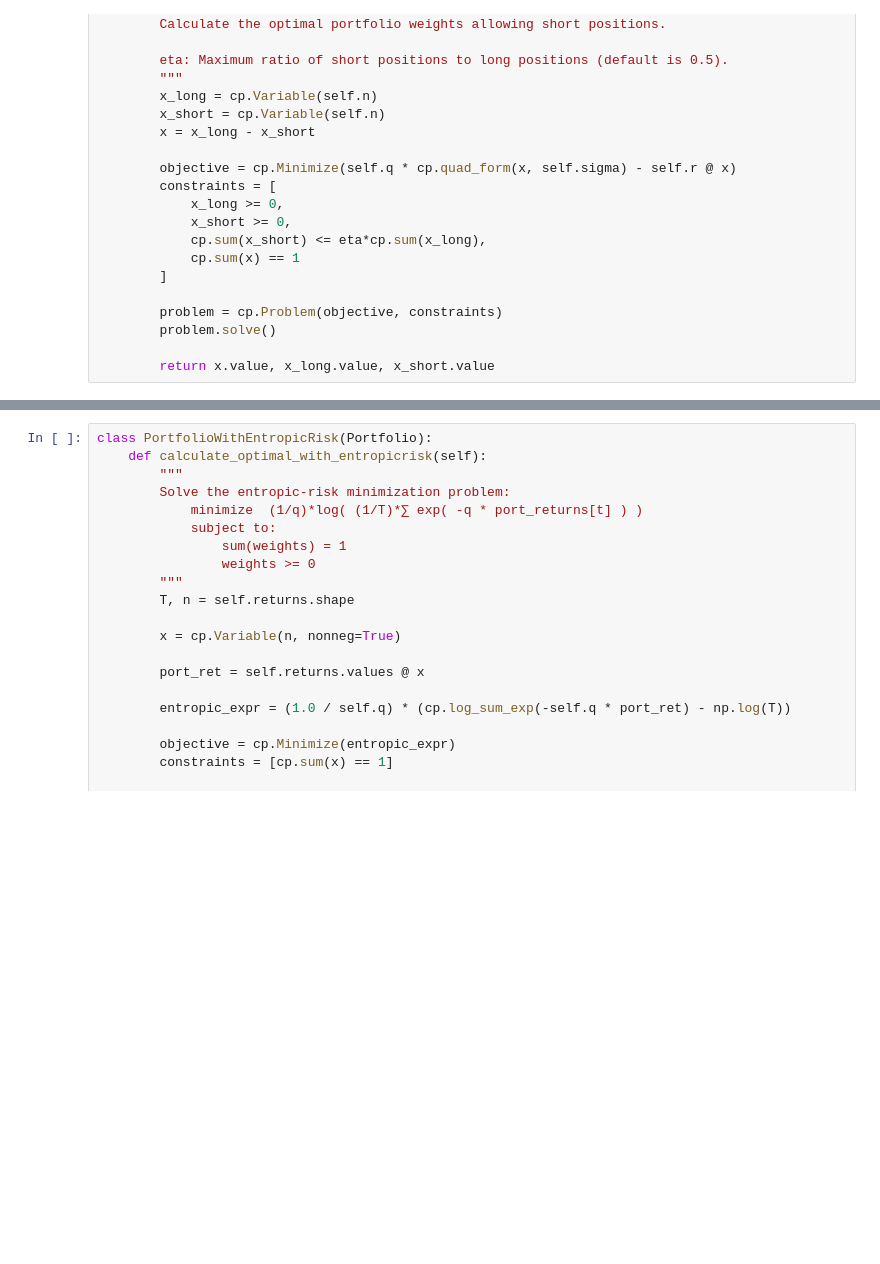
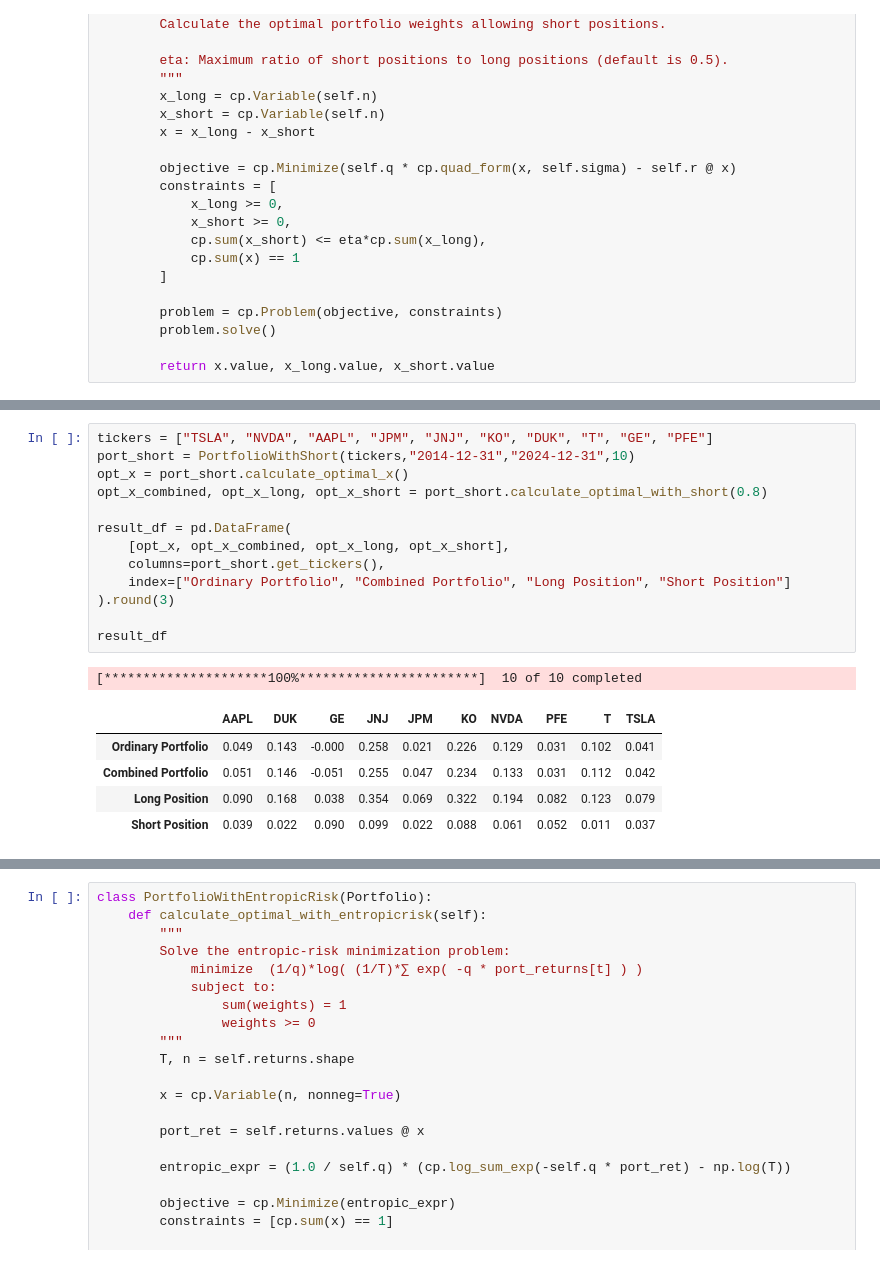
Before and after one commit to jchhong/math441-convex-opt, a Jupyter notebook: main.ipynb, the cells around one changed output, grey strips where cells are left out. Saved outputs shown, nothing was run; the diff lists cells and outputs as text; blank space fills up the shorter version.

```diff
--- a/main.ipynb
+++ b/main.ipynb
@@ -242,4 +284,24 @@ result_df
 | Combined Portfolio | 0.051 | 0.146 | -0.051 | 0.255 | 0.047 | 0.234 | 0.133 | 0.031 | 0.112 | 0.042 |
 | Long Position | 0.088 | 0.163 | 0.033 | 0.342 | 0.067 | 0.301 | 0.188 | 0.070 | 0.130 | 0.077 |
 | Short Position | 0.037 | 0.017 | 0.084 | 0.087 | 0.019 | 0.067 | 0.055 | 0.039 | 0.019 | 0.035 |
+# %%
+tickers = ["TSLA", "NVDA", "AAPL", "JPM", "JNJ", "KO", "DUK", "T", "GE", "PFE"]
+port_short = PortfolioWithShort(tickers,"2014-12-31","2024-12-31",10)
+opt_x = port_short.calculate_optimal_x()
+opt_x_combined, opt_x_long, opt_x_short = port_short.calculate_optimal_with_short(0.8)
+
+result_df = pd.DataFrame(
+    [opt_x, opt_x_combined, opt_x_long, opt_x_short],
+    columns=port_short.get_tickers(),
+    index=["Ordinary Portfolio", "Combined Portfolio", "Long Position", "Short Position"]
+).round(3)
+
+result_df
+# %% [output]
+[*********************100%***********************]  10 of 10 completed
+|  | AAPL | DUK | GE | JNJ | JPM | KO | NVDA | PFE | T | TSLA |
+| Ordinary Portfolio | 0.049 | 0.143 | -0.000 | 0.258 | 0.021 | 0.226 | 0.129 | 0.031 | 0.102 | 0.041 |
+| Combined Portfolio | 0.051 | 0.146 | -0.051 | 0.255 | 0.047 | 0.234 | 0.133 | 0.031 | 0.112 | 0.042 |
+| Long Position | 0.090 | 0.168 | 0.038 | 0.354 | 0.069 | 0.322 | 0.194 | 0.082 | 0.123 | 0.079 |
+| Short Position | 0.039 | 0.022 | 0.090 | 0.099 | 0.022 | 0.088 | 0.061 | 0.052 | 0.011 | 0.037 |
 # %%
```
Also changed, not shown: parts of 40 cells of this notebook, 4 other files.
